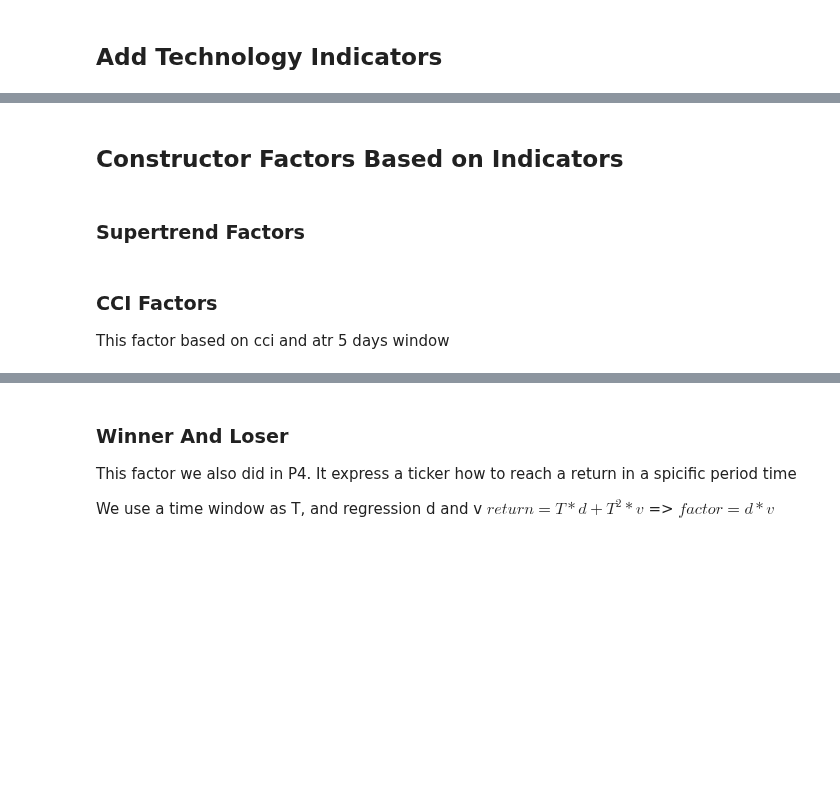
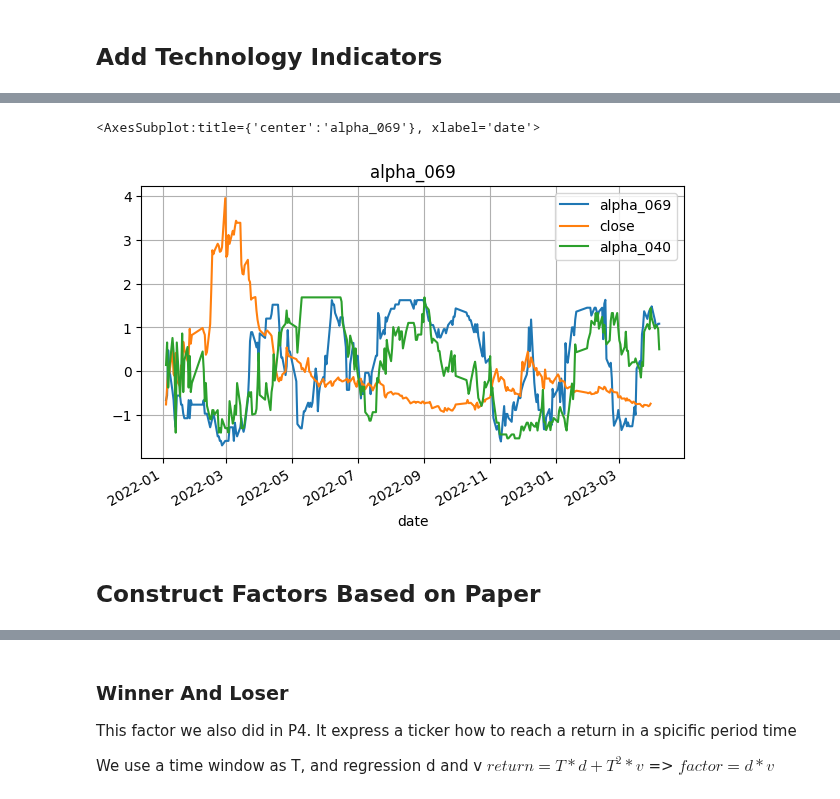
Before and after one commit to JiaRuiming-1/AI-Trading, a Jupyter notebook: P7_Backtesting/Factor_Process.ipynb, the cells around one changed output, grey strips where cells are left out. Cells and saved outputs as stored; diff of their text form; code cells hidden in the pictures; blank space fills up the shorter version.

```diff
--- a/P7_Backtesting/Factor_Process.ipynb
+++ b/P7_Backtesting/Factor_Process.ipynb
@@ -210,4 +301,21 @@ universe = IndicatorHelper(universe).add_technical_indicator(tech_indicator_list
+# %%
+name1 = 'alpha_069'
+name2 = 'alpha_040'
+# & (universe['trade_date']>20190901)
+rescale_universe = universe.copy()
+
+#rescale_universe[[name]] = rescale_universe.groupby('trade_date')[[name]].rank(method='min', pct=True)#.apply(zscore)
+
+# 'alpha_149'
+cond1 = rescale_universe.ts_code=='300584.SZ'
+cond2 = rescale_universe['trade_date']>20220101
+tmp = rescale_universe.loc[cond1 & cond2][[name1,'close', name2]]
+#tmp[['close',name]] = tmp[['close', name]].apply(zscore)
+tmp[['close']] = tmp[['close']].apply(zscore)
+tmp['close'] = tmp['close'].shift(-5)
+tmp.plot(title=name1, grid=True)
+# %% [output]
+<AxesSubplot:title={'center':'alpha_069'}, xlabel='date'>
+[figure, added]
 # %% [markdown]
-## Constructor Factors Based on Indicators
+## Construct Factors Based on Paper
-# %% [markdown]
-### Supertrend  Factors
@@ -216,3 +321,0 @@ universe['alpha_supertrend'] = (universe['close'] - universe['supertrend']) / un
-# %% [markdown]
-### CCI Factors
-This factor based on cci and atr 5 days window
```
Also changed, not shown: parts of 63 cells of this notebook.
